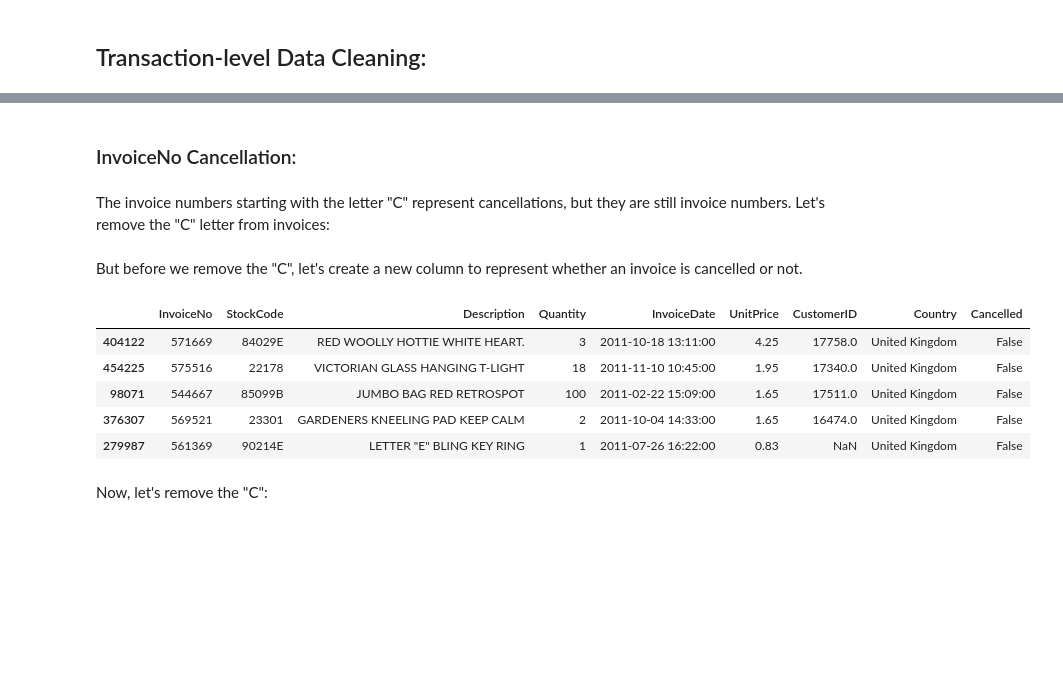
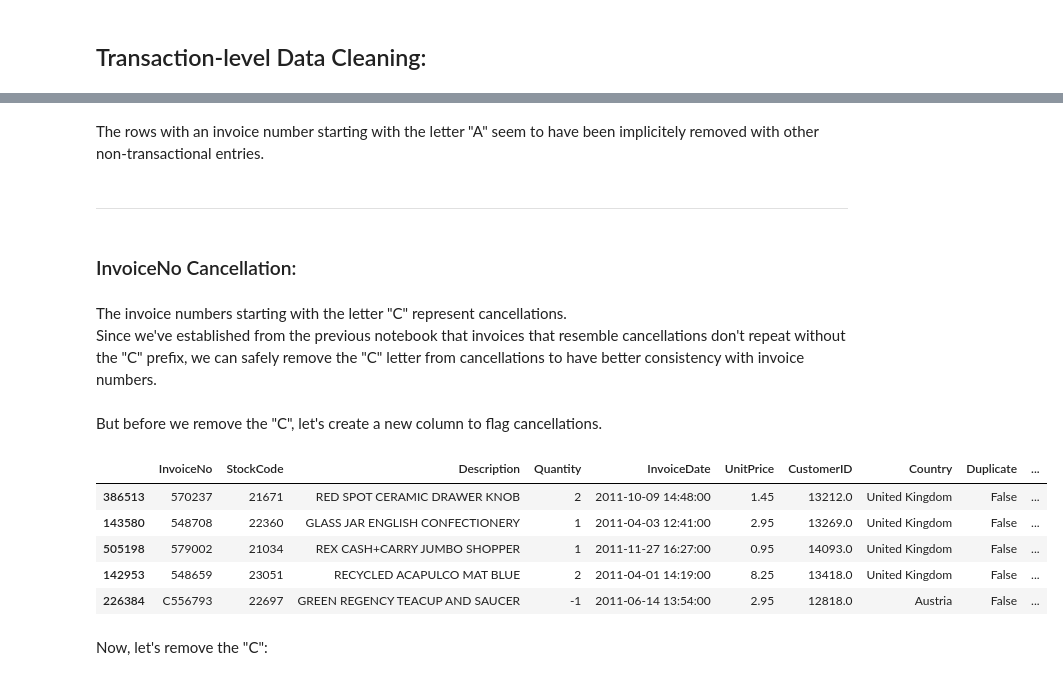
Before and after one commit to ahmed-nassr/online-retail, a Jupyter notebook: notebooks/02_data_cleaning.ipynb, the cells around one changed output, grey strips where cells are left out. Saved outputs shown, nothing was run; the diff lists cells and outputs as text; code cells hidden in the pictures; blank space fills up the shorter version.

```diff
--- a/notebooks/02_data_cleaning.ipynb
+++ b/notebooks/02_data_cleaning.ipynb
@@ -91,5 +219,5 @@ Since these types of adjustments are not part of this project's analysis goals,
 # %%
-df = remove_bookkeeping_stockcodes(df)
+df = df[~df['StockCode'].str.isalpha()]
 # %%
 len(df)
 # %% [output]
@@ -96,0 +252,2 @@ len(df)
+# %%
+df = df[~df['StockCode'].str[0].str.isalpha()]
@@ -110,2 +259,0 @@ So again, since bookkeeping entries do not align with our analysis goals, they s
-# %%
-df = remove_bookkeeping_rows(df)
@@ -159,7 +292,7 @@ Name: count, dtype: int64
 # %% [markdown]
 Transactions with zero unit price represent promotional items, replacements for a returned item, or bookkeeping entries. Since they do not generate revenue and would distort price-based analysis, they should be removed from the dataset.
 # %%
-df = remove_zero_price_rows(df)
+df = df[df['UnitPrice'] != 0]
 # %%
 len(df)
 # %% [output]
@@ -179,19 +358,24 @@ There are none left.
+# %% [markdown]
+The rows with an invoice number starting with the letter "A" seem to have been implicitely removed with other non-transactional entries.
+# %% [markdown]
+---
 # %% [markdown]
 ### InvoiceNo Cancellation:
 # %% [markdown]
-The invoice numbers starting with the letter "C" represent cancellations, but they are still invoice numbers. Let's remove the "C" letter from invoices:
+The invoice numbers starting with the letter "C" represent cancellations.\
+Since we've established from the previous notebook that invoices that resemble cancellations don't repeat without the "C" prefix, we can safely remove the "C" letter from cancellations to have better consistency with invoice numbers.
 # %% [markdown]
-But before we remove the "C", let's create a new column to represent whether an invoice is cancelled or not.
+But before we remove the "C", let's create a new column to flag cancellations.
 # %%
-df['Cancelled'] = cancelled_column_creation(df['InvoiceNo'])
+df['Cancelled'] = df['InvoiceNo'].str.startswith('C')
 df.sample(5)
 # %% [output]
-|  | InvoiceNo | StockCode | Description | Quantity | InvoiceDate | UnitPrice | CustomerID | Country | Cancelled |
-| 404122 | 571669 | 84029E | RED WOOLLY HOTTIE WHITE HEART. | 3 | 2011-10-18 13:11:00 | 4.25 | 17758.0 | United Kingdom | False |
-| 454225 | 575516 | 22178 | VICTORIAN GLASS HANGING T-LIGHT | 18 | 2011-11-10 10:45:00 | 1.95 | 17340.0 | United Kingdom | False |
-| 98071 | 544667 | 85099B | JUMBO BAG RED RETROSPOT | 100 | 2011-02-22 15:09:00 | 1.65 | 17511.0 | United Kingdom | False |
-| 376307 | 569521 | 23301 | GARDENERS KNEELING PAD KEEP CALM | 2 | 2011-10-04 14:33:00 | 1.65 | 16474.0 | United Kingdom | False |
-| 279987 | 561369 | 90214E | LETTER "E" BLING KEY RING | 1 | 2011-07-26 16:22:00 | 0.83 | NaN | United Kingdom | False |
+|  | InvoiceNo | StockCode | Description | Quantity | InvoiceDate | UnitPrice | CustomerID | Country | Duplicate | ... |
+| 386513 | 570237 | 21671 | RED SPOT CERAMIC DRAWER KNOB | 2 | 2011-10-09 14:48:00 | 1.45 | 13212.0 | United Kingdom | False | ... |
+| 143580 | 548708 | 22360 | GLASS JAR ENGLISH CONFECTIONERY | 1 | 2011-04-03 12:41:00 | 2.95 | 13269.0 | United Kingdom | False | ... |
+| 505198 | 579002 | 21034 | REX CASH+CARRY JUMBO SHOPPER | 1 | 2011-11-27 16:27:00 | 0.95 | 14093.0 | United Kingdom | False | ... |
+| 142953 | 548659 | 23051 | RECYCLED ACAPULCO MAT BLUE | 2 | 2011-04-01 14:19:00 | 8.25 | 13418.0 | United Kingdom | False | ... |
+| 226384 | C556793 | 22697 | GREEN REGENCY TEACUP AND SAUCER | -1 | 2011-06-14 13:54:00 | 2.95 | 12818.0 | Austria | False | ... |
 # %% [markdown]
 Now, let's remove the "C":
 # %%
```
Also changed, not shown: parts of 163 cells of this notebook, 6 other files.
